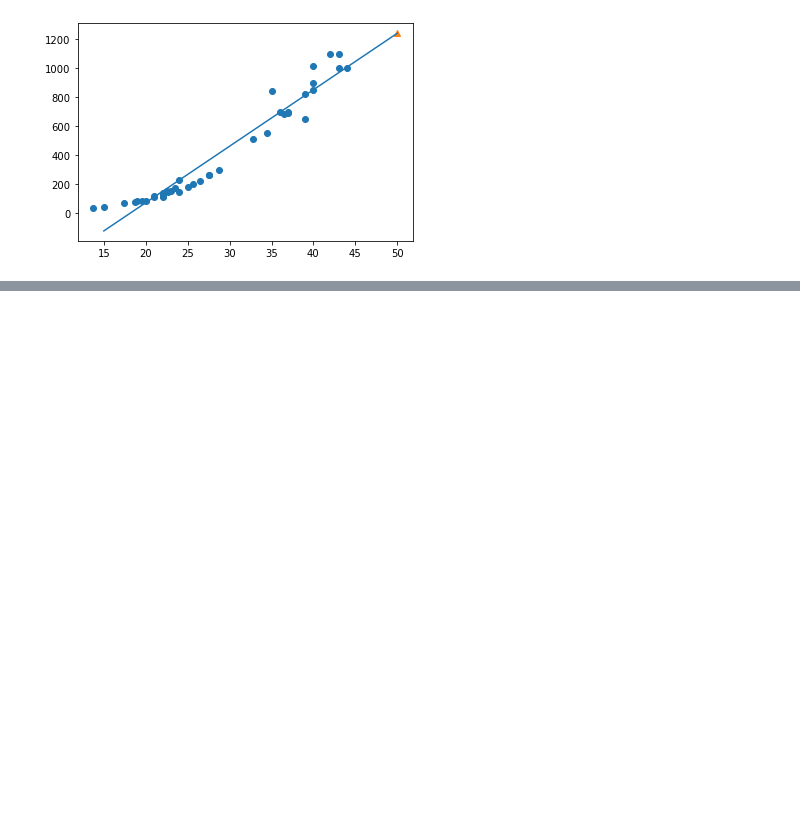
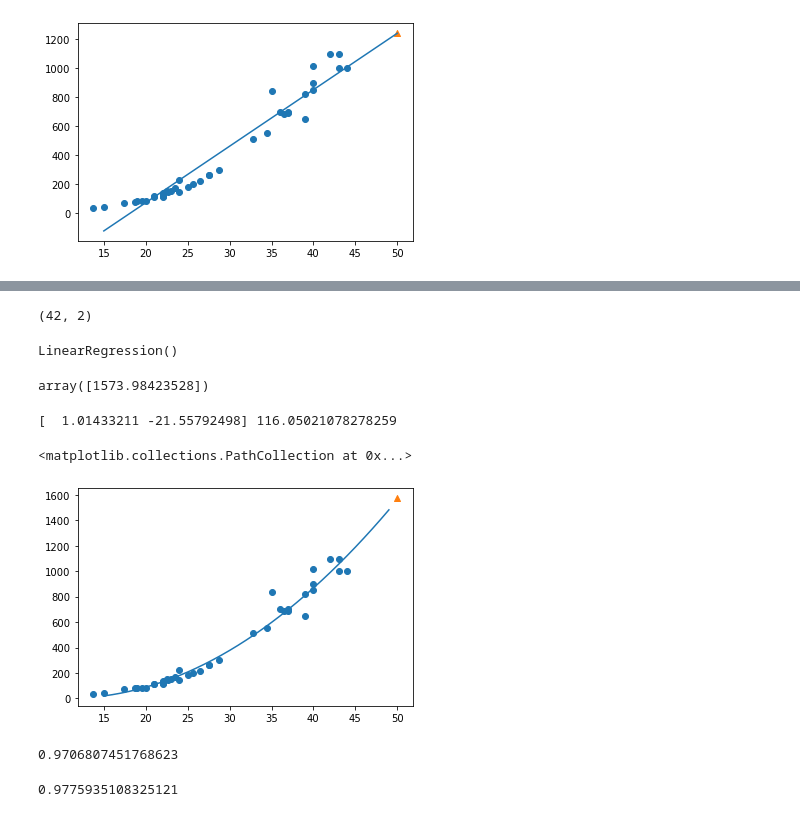
Before and after one commit to 0looo/Bigdata_python, a Jupyter notebook: machine_learning/혼자하는 머신러닝딥러닝/ch3.ipynb, the cells around one changed output, grey strips where cells are left out. Saved outputs shown, nothing was run; the diff lists cells and outputs as text; code cells hidden in the pictures; blank space fills up the shorter version.

```diff
--- a/machine_learning/혼자하는 머신러닝딥러닝/ch3.ipynb
+++ b/machine_learning/혼자하는 머신러닝딥러닝/ch3.ipynb
@@ -127,0 +130,37 @@ plt.scatter(50, 1241.8, marker='^')
+# %%
+train_poly = np.column_stack((train_input**2, train_input))
+test_poly = np.column_stack((test_input**2, test_input))
+# %%
+train_poly.shape
+# %% [output]
+(42, 2)
+# %%
+lr = LinearRegression()
+lr.fit(train_poly, train_target)
+# %% [output]
+LinearRegression()
+# %%
+lr.predict([[50**2, 50]])
+# %% [output]
+array([1573.98423528])
+# %%
+print(lr.coef_, lr.intercept_)
+# %% [output]
+[  1.01433211 -21.55792498] 116.05021078278259
+# %%
+point = np. arange(15,50)
+# %%
+plt.scatter(train_input, train_target)
+plt.plot(point, 1.01*point**2 - 21.6*point +116.05)
+plt.scatter([50],[1574], marker = '^')
+# %% [output]
+<matplotlib.collections.PathCollection at 0x...>
+[figure, added]
+# %%
+lr.score(train_poly, train_target)
+# %% [output]
+0.9706807451768623
+# %%
+lr.score(test_poly, test_target)
+# %% [output]
+0.9775935108325121
```
Also changed, not shown: parts of 15 cells of this notebook.
